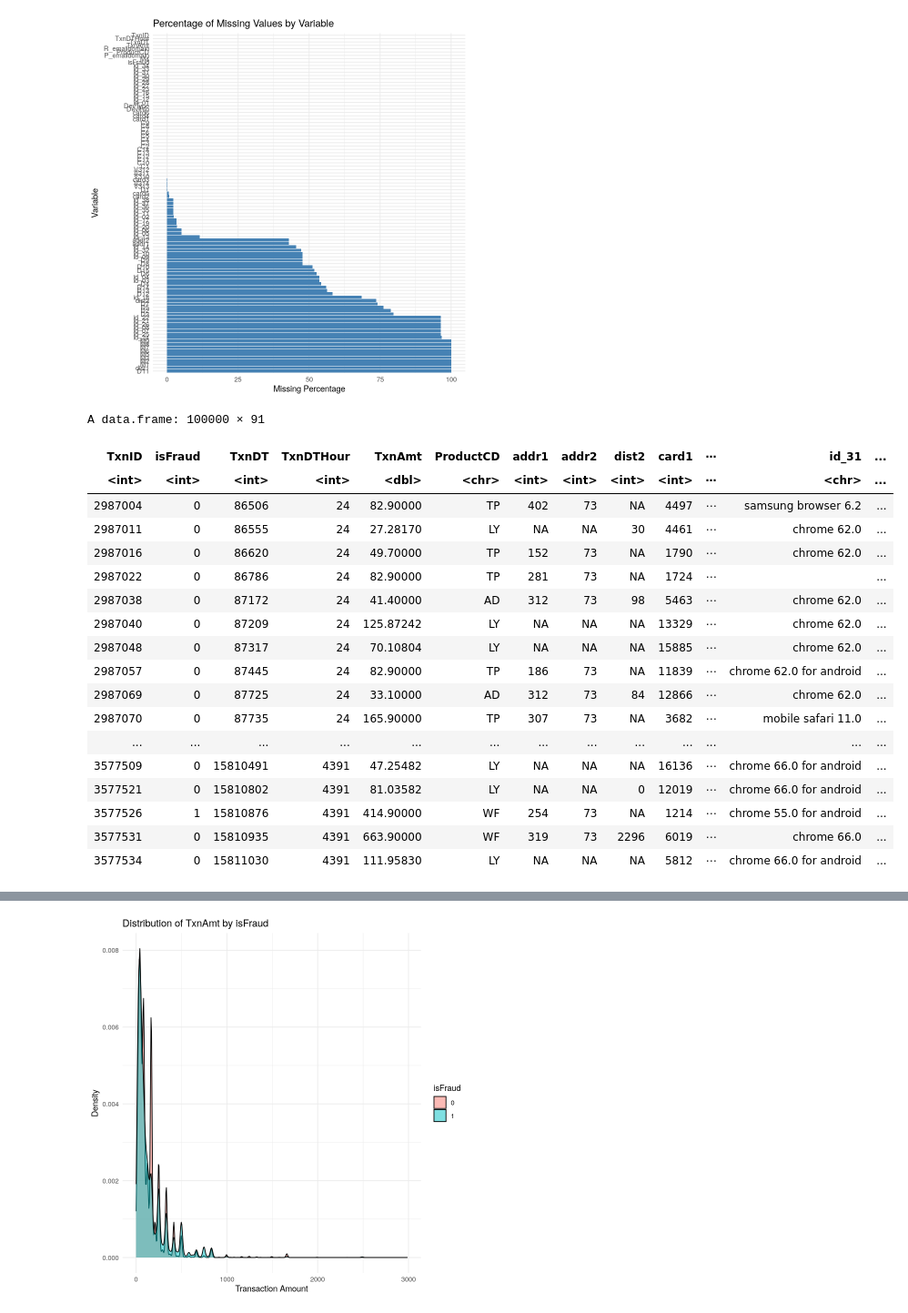
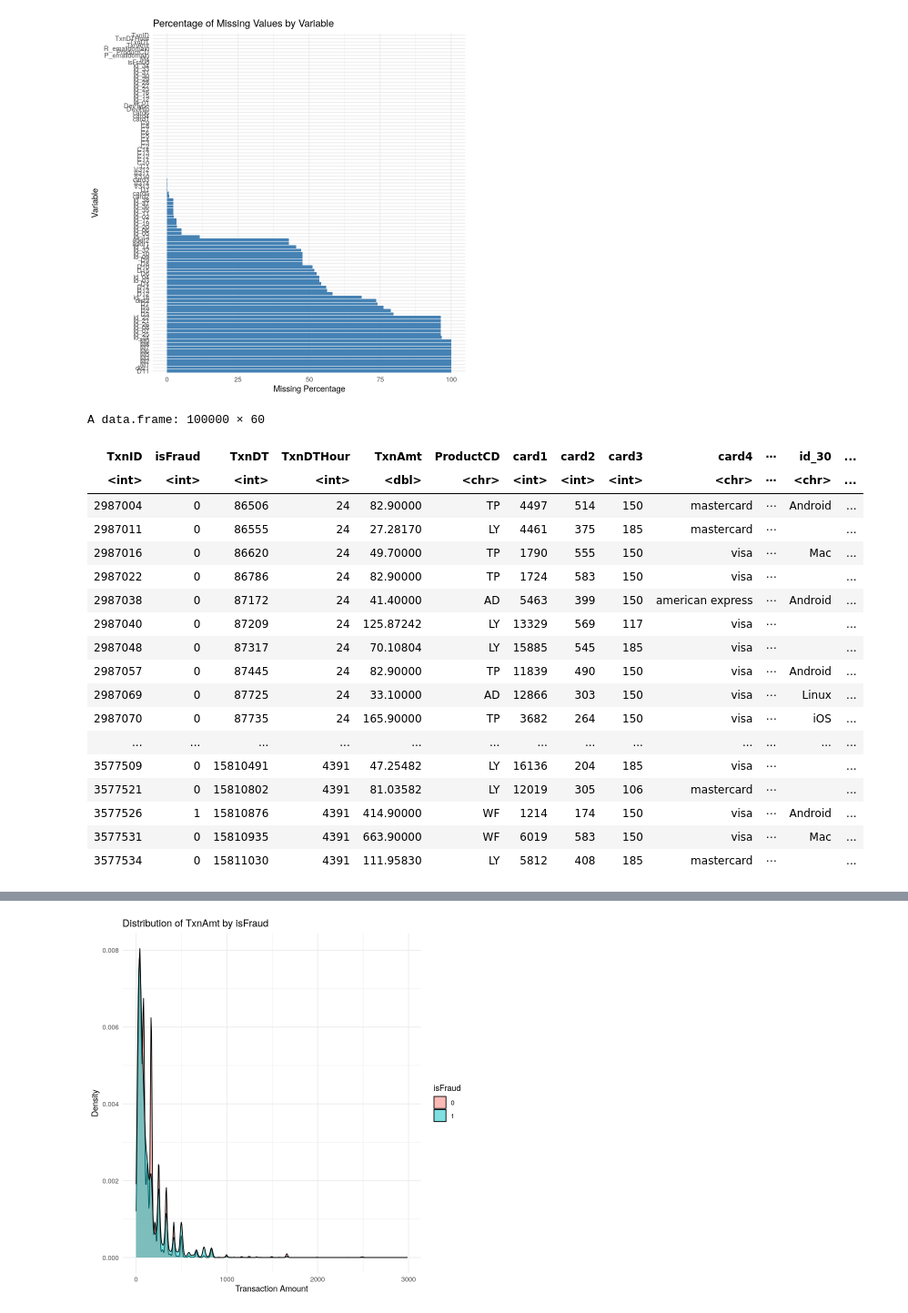
Before and after one commit to ytcctl/peter, a Jupyter notebook: FITE7410/FITE7410_Assgn_1.ipynb, the cells around one changed output, grey strips where cells are left out. Shown at 91% size. Drawn from its saved outputs; the diff is of its cells as text; code cells hidden in the pictures.

```diff
--- a/FITE7410/FITE7410_Assgn_1.ipynb
+++ b/FITE7410/FITE7410_Assgn_1.ipynb
@@ -155,30 +157,30 @@ DevType             DevType              0.000
 DevInfo             DevInfo              0.000
 [figure]
 # %%
-# Select the column with the percentage of missing values is less than 100% ----------------------------
-columns_to_keep <- missing_percentage$Variable[missing_percentage$Missing_Percentage < 100]
+# Select the column with the percentage of missing values is less than 10% ----------------------------
+columns_to_keep <- missing_percentage$Variable[missing_percentage$Missing_Percentage < 10]
 data <- data %>% select(all_of(columns_to_keep))
 data
 # %% [output]
-A data.frame: 100000 × 91
+A data.frame: 100000 × 60
-| TxnID | isFraud | TxnDT | TxnDTHour | TxnAmt | ProductCD | addr1 | addr2 | dist2 | card1 | ⋯ | id_31 | ... |
-| <int> | <int> | <int> | <int> | <dbl> | <chr> | <int> | <int> | <int> | <int> | ⋯ | <chr> | ... |
-| 2987004 | 0 | 86506 | 24 | 82.90000 | TP | 402 | 73 | NA | 4497 | ⋯ | samsung browser 6.2 | ... |
-| 2987011 | 0 | 86555 | 24 | 27.28170 | LY | NA | NA | 30 | 4461 | ⋯ | chrome 62.0 | ... |
-| 2987016 | 0 | 86620 | 24 | 49.70000 | TP | 152 | 73 | NA | 1790 | ⋯ | chrome 62.0 | ... |
-| 2987022 | 0 | 86786 | 24 | 82.90000 | TP | 281 | 73 | NA | 1724 | ⋯ |  | ... |
-| 2987038 | 0 | 87172 | 24 | 41.40000 | AD | 312 | 73 | 98 | 5463 | ⋯ | chrome 62.0 | ... |
-| 2987040 | 0 | 87209 | 24 | 125.87242 | LY | NA | NA | NA | 13329 | ⋯ | chrome 62.0 | ... |
-| 2987048 | 0 | 87317 | 24 | 70.10804 | LY | NA | NA | NA | 15885 | ⋯ | chrome 62.0 | ... |
-| 2987057 | 0 | 87445 | 24 | 82.90000 | TP | 186 | 73 | NA | 11839 | ⋯ | chrome 62.0 for android | ... |
-| 2987069 | 0 | 87725 | 24 | 33.10000 | AD | 312 | 73 | 84 | 12866 | ⋯ | chrome 62.0 | ... |
-| 2987070 | 0 | 87735 | 24 | 165.90000 | TP | 307 | 73 | NA | 3682 | ⋯ | mobile safari 11.0 | ... |
+| TxnID | isFraud | TxnDT | TxnDTHour | TxnAmt | ProductCD | card1 | card2 | card3 | card4 | ⋯ | id_30 | ... |
+| <int> | <int> | <int> | <int> | <dbl> | <chr> | <int> | <int> | <int> | <chr> | ⋯ | <chr> | ... |
+| 2987004 | 0 | 86506 | 24 | 82.90000 | TP | 4497 | 514 | 150 | mastercard | ⋯ | Android | ... |
+| 2987011 | 0 | 86555 | 24 | 27.28170 | LY | 4461 | 375 | 185 | mastercard | ⋯ |  | ... |
+| 2987016 | 0 | 86620 | 24 | 49.70000 | TP | 1790 | 555 | 150 | visa | ⋯ | Mac | ... |
+| 2987022 | 0 | 86786 | 24 | 82.90000 | TP | 1724 | 583 | 150 | visa | ⋯ |  | ... |
+| 2987038 | 0 | 87172 | 24 | 41.40000 | AD | 5463 | 399 | 150 | american express | ⋯ | Android | ... |
+| 2987040 | 0 | 87209 | 24 | 125.87242 | LY | 13329 | 569 | 117 | visa | ⋯ |  | ... |
+| 2987048 | 0 | 87317 | 24 | 70.10804 | LY | 15885 | 545 | 185 | visa | ⋯ |  | ... |
+| 2987057 | 0 | 87445 | 24 | 82.90000 | TP | 11839 | 490 | 150 | visa | ⋯ | Android | ... |
+| 2987069 | 0 | 87725 | 24 | 33.10000 | AD | 12866 | 303 | 150 | visa | ⋯ | Linux | ... |
+| 2987070 | 0 | 87735 | 24 | 165.90000 | TP | 3682 | 264 | 150 | visa | ⋯ | iOS | ... |
 | ... | ... | ... | ... | ... | ... | ... | ... | ... | ... | ... | ... | ... |
-| 3577509 | 0 | 15810491 | 4391 | 47.25482 | LY | NA | NA | NA | 16136 | ⋯ | chrome 66.0 for android | ... |
-| 3577521 | 0 | 15810802 | 4391 | 81.03582 | LY | NA | NA | 0 | 12019 | ⋯ | chrome 66.0 for android | ... |
-| 3577526 | 1 | 15810876 | 4391 | 414.90000 | WF | 254 | 73 | NA | 1214 | ⋯ | chrome 55.0 for android | ... |
-| 3577531 | 0 | 15810935 | 4391 | 663.90000 | WF | 319 | 73 | 2296 | 6019 | ⋯ | chrome 66.0 | ... |
-| 3577534 | 0 | 15811030 | 4391 | 111.95830 | LY | NA | NA | NA | 5812 | ⋯ | chrome 66.0 for android | ... |
+| 3577509 | 0 | 15810491 | 4391 | 47.25482 | LY | 16136 | 204 | 185 | visa | ⋯ |  | ... |
+| 3577521 | 0 | 15810802 | 4391 | 81.03582 | LY | 12019 | 305 | 106 | mastercard | ⋯ |  | ... |
+| 3577526 | 1 | 15810876 | 4391 | 414.90000 | WF | 1214 | 174 | 150 | visa | ⋯ | Android | ... |
+| 3577531 | 0 | 15810935 | 4391 | 663.90000 | WF | 6019 | 583 | 150 | visa | ⋯ | Mac | ... |
+| 3577534 | 0 | 15811030 | 4391 | 111.95830 | LY | 5812 | 408 | 185 | mastercard | ⋯ |  | ... |
 # %%
 # view the unique values in each column ----------------------------------------------
 unique_values <- sapply(data, function(x) length(unique(x)))
```
Also changed, not shown: parts of 5 cells of this notebook, 5 other files.
